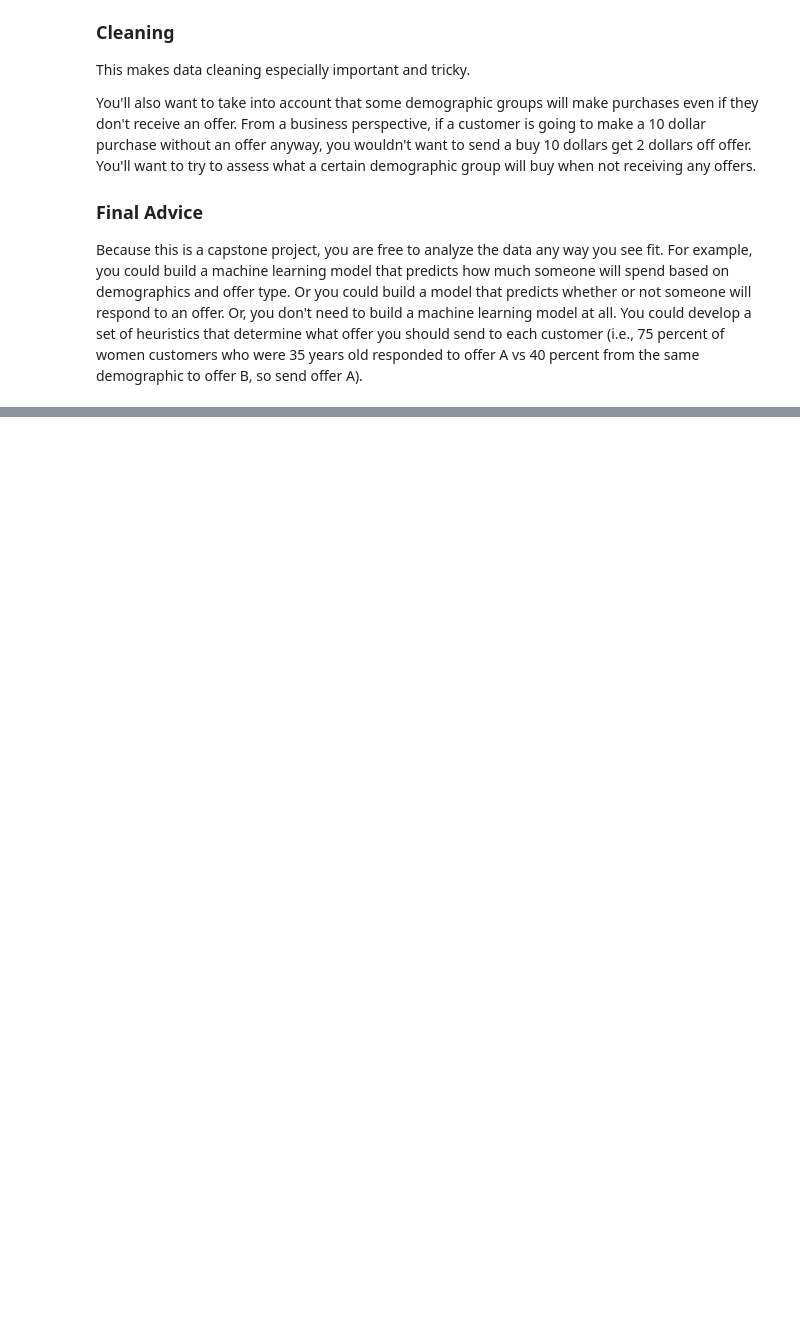
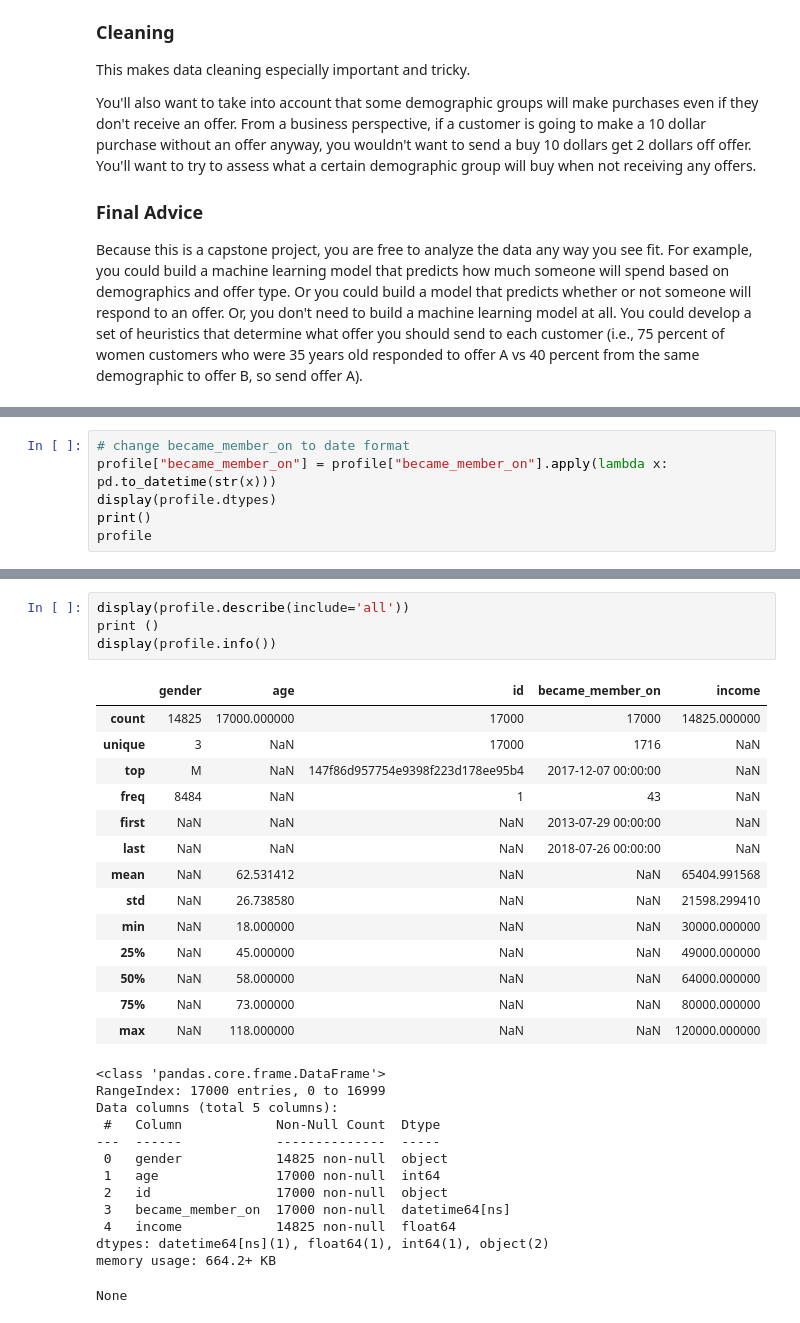
Before and after one commit to ktrikaliotis/Starbucks-Capstone-Project, a Jupyter notebook: starbucks-capstone-notebook.ipynb, the cells around one changed output, grey strips where cells are left out. Drawn from its saved outputs; the diff is of its cells as text; blank space fills up the shorter version.

```diff
--- a/starbucks-capstone-notebook.ipynb
+++ b/starbucks-capstone-notebook.ipynb
@@ -156,0 +202,6 @@ transcript.query("person=='392d23b2c958493197f647bedfe4f418'")
+# %%
+# change became_member_on to date format
+profile["became_member_on"] = profile["became_member_on"].apply(lambda x: pd.to_datetime(str(x)))
+display(profile.dtypes)
+print()
+profile
@@ -156,0 +228,32 @@ transcript.query("person=='392d23b2c958493197f647bedfe4f418'")
+# %%
+display(profile.describe(include='all'))
+print ()
+display(profile.info())
+# %% [output]
+|  | gender | age | id | became_member_on | income |
+| count | 14825 | 17000.000000 | 17000 | 17000 | 14825.000000 |
+| unique | 3 | NaN | 17000 | 1716 | NaN |
+| top | M | NaN | 147f86d957754e9398f223d178ee95b4 | 2017-12-07 00:00:00 | NaN |
+| freq | 8484 | NaN | 1 | 43 | NaN |
+| first | NaN | NaN | NaN | 2013-07-29 00:00:00 | NaN |
+| last | NaN | NaN | NaN | 2018-07-26 00:00:00 | NaN |
+| mean | NaN | 62.531412 | NaN | NaN | 65404.991568 |
+| std | NaN | 26.738580 | NaN | NaN | 21598.299410 |
+| min | NaN | 18.000000 | NaN | NaN | 30000.000000 |
+| 25% | NaN | 45.000000 | NaN | NaN | 49000.000000 |
+| 50% | NaN | 58.000000 | NaN | NaN | 64000.000000 |
+| 75% | NaN | 73.000000 | NaN | NaN | 80000.000000 |
+| max | NaN | 118.000000 | NaN | NaN | 120000.000000 |
+<class 'pandas.core.frame.DataFrame'>
+RangeIndex: 17000 entries, 0 to 16999
+Data columns (total 5 columns):
+ #   Column            Non-Null Count  Dtype
+---  ------            --------------  -----
+ 0   gender            14825 non-null  object
+ 1   age               17000 non-null  int64
+ 2   id                17000 non-null  object
+ 3   became_member_on  17000 non-null  datetime64[ns]
+ 4   income            14825 non-null  float64
+dtypes: datetime64[ns](1), float64(1), int64(1), object(2)
+memory usage: 664.2+ KB
+None
```
Also changed, not shown: parts of 27 cells of this notebook.
